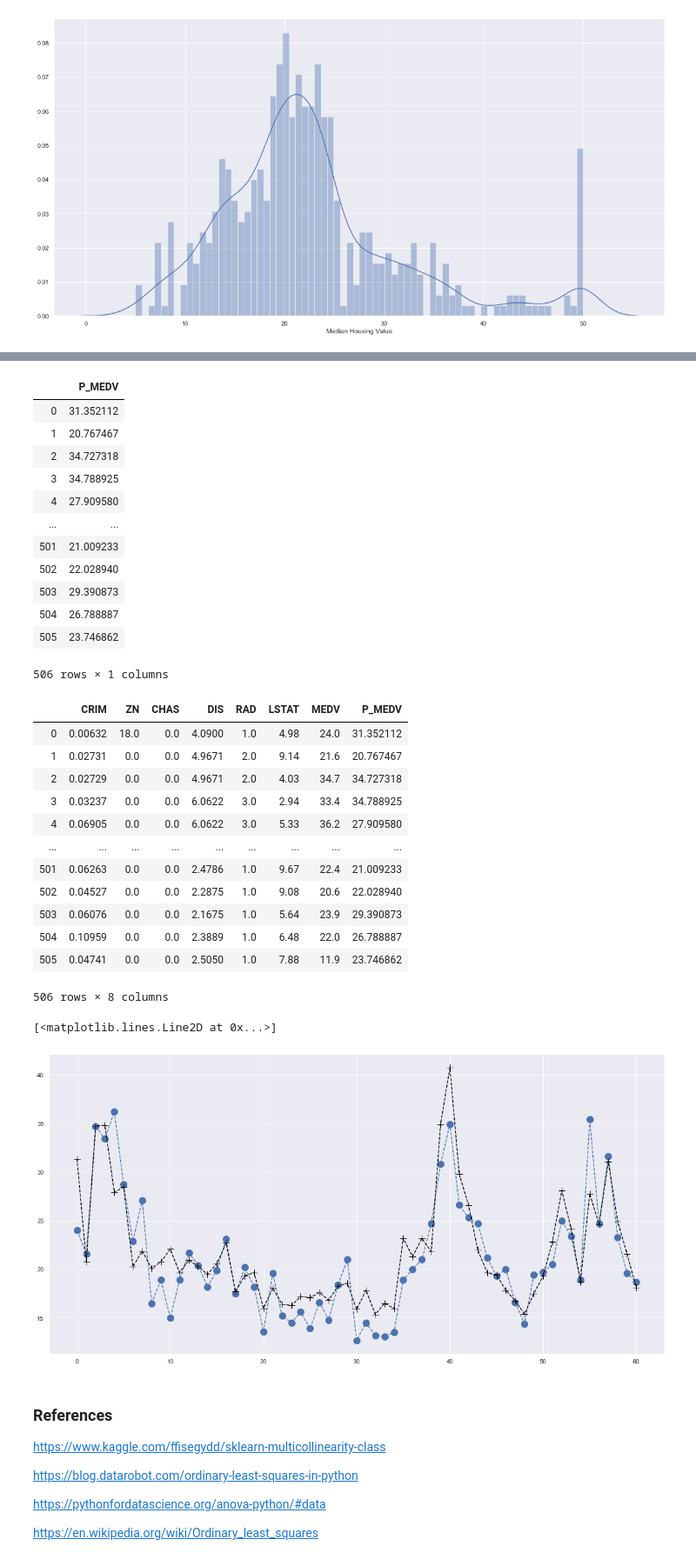
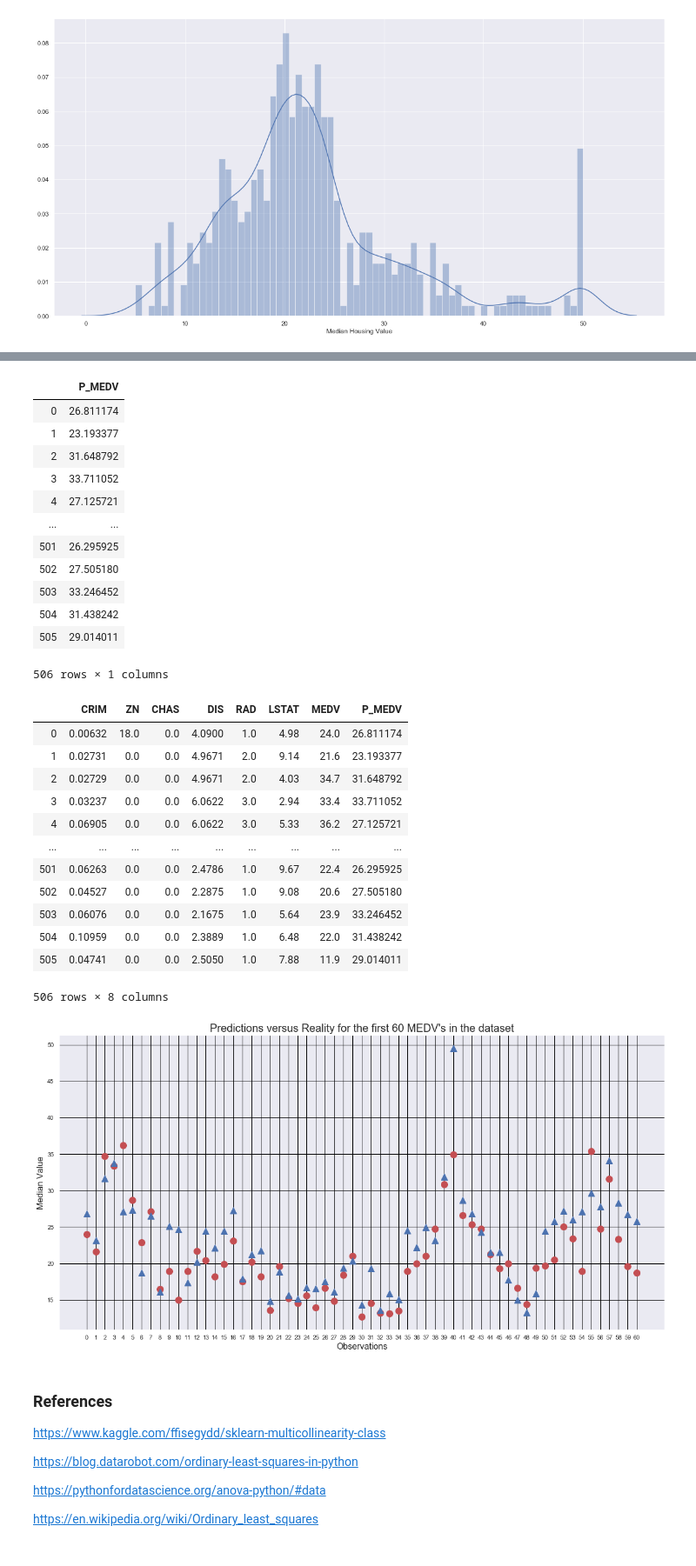
Before and after one commit to SimonMcLain/ML-Statistics-Project-2019-G00364775, a Jupyter notebook: Project.ipynb, the cells around one changed output, grey strips where cells are left out. Shown at 87% size. Cells and saved outputs as stored; diff of their text form; code cells hidden in the pictures.

Commit message:
Tuning neural network and formatting chart

```diff
--- a/Project.ipynb
+++ b/Project.ipynb
@@ -322,13 +322,14 @@ from keras.layers import Dense
 #build our model
 m = kr.models.Sequential()
 
-m.add(kr.layers.Dense(10, input_dim=6, activation='relu'))
-m.add(kr.layers.Dense(10, activation='sigmoid'))
+m.add(kr.layers.Dense(5, input_dim=6, activation='tanh'))
+m.add(kr.layers.Dense(10, activation='linear'))
+m.add(kr.layers.Dense(20, activation='linear'))
+m.add(kr.layers.Dense(30, activation='linear'))
 m.add(kr.layers.Dense(50, activation='linear'))
-m.add(kr.layers.Dense(40, activation='linear'))
-m.add(kr.layers.Dense(30, activation='linear'))
 m.add(kr.layers.Dense(20, activation='linear'))
 m.add(kr.layers.Dense(10, activation='linear'))
+m.add(kr.layers.Dense(5, activation='linear'))
 m.add(kr.layers.Dense(1, activation='linear'))
 
 m.compile(loss='mean_squared_error', optimizer='adam', metrics=['accuracy'])
@@ -336,5 +337,5 @@ m.compile(loss='mean_squared_error', optimizer='adam', metrics=['accuracy'])
 x = boston.drop(target, axis=1).values
 y = boston[[target]].values
 # %%
-m.fit(x, y,epochs=150, batch_size=10)
+m.fit(x, y,epochs=100, batch_size=10)
 # %% [output]
@@ -363,17 +364,17 @@ prediction_output = pd.DataFrame(p, columns=['P_MEDV'])
 prediction_output
 # %% [output]
 |  | P_MEDV |
-| 0 | 31.352112 |
-| 1 | 20.767467 |
-| 2 | 34.727318 |
-| 3 | 34.788925 |
-| 4 | 27.909580 |
+| 0 | 26.811174 |
+| 1 | 23.193377 |
+| 2 | 31.648792 |
+| 3 | 33.711052 |
+| 4 | 27.125721 |
 | ... | ... |
-| 501 | 21.009233 |
-| 502 | 22.028940 |
-| 503 | 29.390873 |
-| 504 | 26.788887 |
-| 505 | 23.746862 |
+| 501 | 26.295925 |
+| 502 | 27.505180 |
+| 503 | 33.246452 |
+| 504 | 31.438242 |
+| 505 | 29.014011 |
 506 rows × 1 columns
 # %%
 output = pd.concat([boston, prediction_output], axis=1)
@@ -381,27 +382,33 @@ output = pd.concat([boston, prediction_output], axis=1)
 output
 # %% [output]
 |  | CRIM | ZN | CHAS | DIS | RAD | LSTAT | MEDV | P_MEDV |
-| 0 | 0.00632 | 18.0 | 0.0 | 4.0900 | 1.0 | 4.98 | 24.0 | 31.352112 |
-| 1 | 0.02731 | 0.0 | 0.0 | 4.9671 | 2.0 | 9.14 | 21.6 | 20.767467 |
-| 2 | 0.02729 | 0.0 | 0.0 | 4.9671 | 2.0 | 4.03 | 34.7 | 34.727318 |
-| 3 | 0.03237 | 0.0 | 0.0 | 6.0622 | 3.0 | 2.94 | 33.4 | 34.788925 |
-| 4 | 0.06905 | 0.0 | 0.0 | 6.0622 | 3.0 | 5.33 | 36.2 | 27.909580 |
+| 0 | 0.00632 | 18.0 | 0.0 | 4.0900 | 1.0 | 4.98 | 24.0 | 26.811174 |
+| 1 | 0.02731 | 0.0 | 0.0 | 4.9671 | 2.0 | 9.14 | 21.6 | 23.193377 |
+| 2 | 0.02729 | 0.0 | 0.0 | 4.9671 | 2.0 | 4.03 | 34.7 | 31.648792 |
+| 3 | 0.03237 | 0.0 | 0.0 | 6.0622 | 3.0 | 2.94 | 33.4 | 33.711052 |
+| 4 | 0.06905 | 0.0 | 0.0 | 6.0622 | 3.0 | 5.33 | 36.2 | 27.125721 |
 | ... | ... | ... | ... | ... | ... | ... | ... | ... |
-| 501 | 0.06263 | 0.0 | 0.0 | 2.4786 | 1.0 | 9.67 | 22.4 | 21.009233 |
-| 502 | 0.04527 | 0.0 | 0.0 | 2.2875 | 1.0 | 9.08 | 20.6 | 22.028940 |
-| 503 | 0.06076 | 0.0 | 0.0 | 2.1675 | 1.0 | 5.64 | 23.9 | 29.390873 |
-| 504 | 0.10959 | 0.0 | 0.0 | 2.3889 | 1.0 | 6.48 | 22.0 | 26.788887 |
-| 505 | 0.04741 | 0.0 | 0.0 | 2.5050 | 1.0 | 7.88 | 11.9 | 23.746862 |
+| 501 | 0.06263 | 0.0 | 0.0 | 2.4786 | 1.0 | 9.67 | 22.4 | 26.295925 |
+| 502 | 0.04527 | 0.0 | 0.0 | 2.2875 | 1.0 | 9.08 | 20.6 | 27.505180 |
+| 503 | 0.06076 | 0.0 | 0.0 | 2.1675 | 1.0 | 5.64 | 23.9 | 33.246452 |
+| 504 | 0.10959 | 0.0 | 0.0 | 2.3889 | 1.0 | 6.48 | 22.0 | 31.438242 |
+| 505 | 0.04741 | 0.0 | 0.0 | 2.5050 | 1.0 | 7.88 | 11.9 | 29.014011 |
 506 rows × 8 columns
 # %%
 B_MEDV = output.loc[:60, 'MEDV']
 P_MEDV = output.loc[:60, 'P_MEDV']
 
-plt.plot(B_MEDV, color='b', marker='o', markersize=12, linestyle='dashed')
-plt.plot(P_MEDV, color='black', marker='+', markersize=12, linestyle='dashed')
+plt.plot(B_MEDV, color='r', marker='o', markersize=12, linestyle='')
+plt.plot(P_MEDV, color='b', marker='^', markersize=12, linestyle='')
+plt.grid(color='black', linestyle='-', linewidth=1)
+plt.xlabel("Observations", fontsize=16)
+plt.ylabel("Median Value", fontsize=16)
+plt.title("Predictions versus Reality for the first 60 MEDV's in the dataset", fontsize=20)
+
+plt.xticks(np.arange(0, 61, step=1))
+plt.show()
 # %% [output]
-[<matplotlib.lines.Line2D at 0x...>]
-[figure, old version]
+[figure, new version]
 # %% [markdown]
 ### References
 https://www.kaggle.com/ffisegydd/sklearn-multicollinearity-class
```
Also changed, not shown: parts of 2 cells of this notebook.
